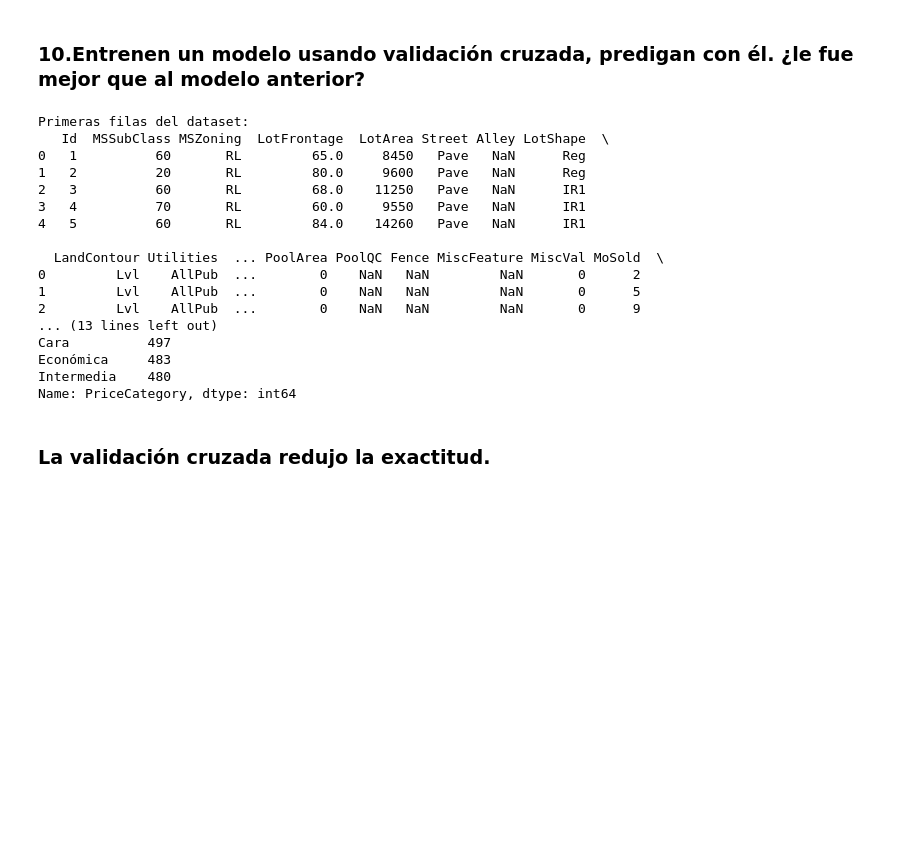
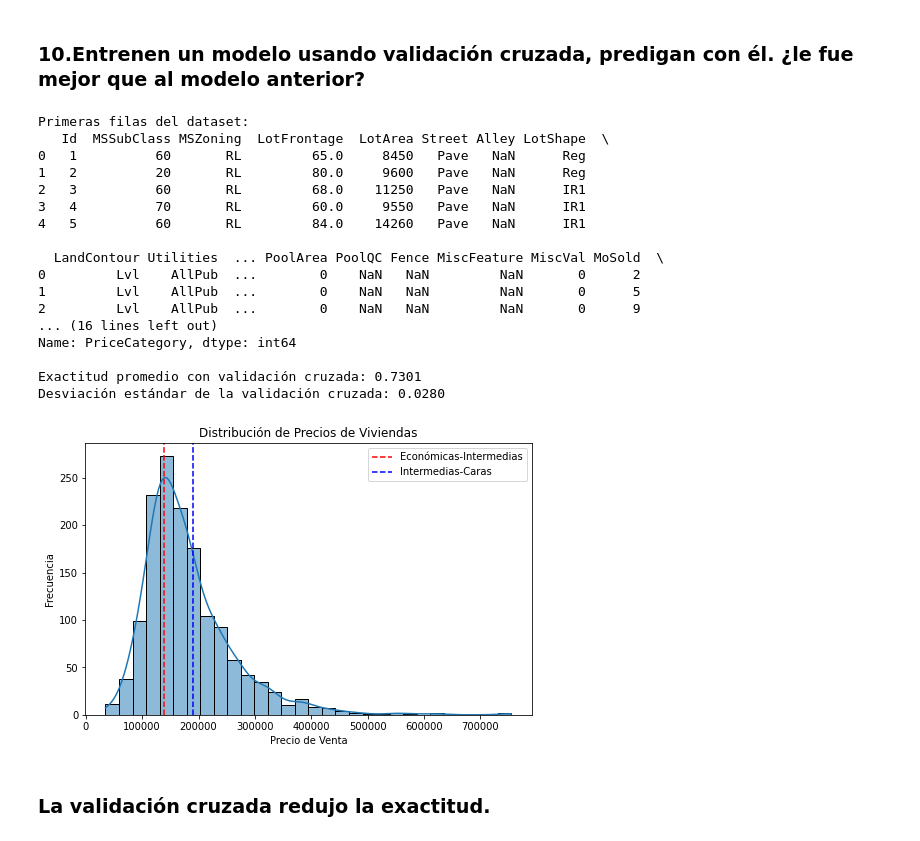
Before and after one commit to Riv2oo4/Proyecto1_MD, a Jupyter notebook: proyecto1.ipynb, the cells around one changed output. Cells and saved outputs as stored; diff of their text form; code cells hidden in the pictures; blank space fills up the shorter version.

Commit message:
Visualizacion de Resultados

```diff
--- a/proyecto1.ipynb
+++ b/proyecto1.ipynb
@@ -940,37 +940,51 @@ train_df['PriceCategory'] = train_df['SalePrice'].apply(categorizar_precio)
 print("\nDistribución de categorías de precios:")
 print(train_df['PriceCategory'].value_counts())
 
 label_map = {'Económica': 0, 'Intermedia': 1, 'Cara': 2}
 train_df['PriceCategoryNum'] = train_df['PriceCategory'].map(label_map)
 
 X_class = train_df.drop(columns=['SalePrice', 'PriceCategory', 'PriceCategoryNum'])  # Variables predictoras
 y_class = train_df['PriceCategoryNum']  # Variable objetivo categórica
 
 X_class = pd.get_dummies(X_class)
 
 X_train_class, X_test_class, y_train_class, y_test_class = train_test_split(X_class, y_class, test_size=0.2, random_state=42)
 
 clf_cv = DecisionTreeClassifier(max_depth=6, random_state=42)
 
 cv_scores = cross_val_score(clf_cv, X_class, y_class, cv=5, scoring='accuracy')
+
+print(f"\nExactitud promedio con validación cruzada: {cv_scores.mean():.4f}")
+print(f"Desviación estándar de la validación cruzada: {cv_scores.std():.4f}")
+
+plt.figure(figsize=(8, 5))
+sns.histplot(train_df['SalePrice'], bins=30, kde=True)
+plt.axvline(q1, color='r', linestyle='dashed', label="Económicas-Intermedias")
+plt.axvline(q2, color='b', linestyle='dashed', label="Intermedias-Caras")
+plt.legend()
+plt.title("Distribución de Precios de Viviendas")
+plt.xlabel("Precio de Venta")
+plt.ylabel("Frecuencia")
+plt.show()
 # %% [output]
 Primeras filas del dataset:
    Id  MSSubClass MSZoning  LotFrontage  LotArea Street Alley LotShape  \
 0   1          60       RL         65.0     8450   Pave   NaN      Reg
 1   2          20       RL         80.0     9600   Pave   NaN      Reg
 2   3          60       RL         68.0    11250   Pave   NaN      IR1
 3   4          70       RL         60.0     9550   Pave   NaN      IR1
 4   5          60       RL         84.0    14260   Pave   NaN      IR1
 
   LandContour Utilities  ... PoolArea PoolQC Fence MiscFeature MiscVal MoSold  \
 0         Lvl    AllPub  ...        0    NaN   NaN         NaN       0      2
 1         Lvl    AllPub  ...        0    NaN   NaN         NaN       0      5
 2         Lvl    AllPub  ...        0    NaN   NaN         NaN       0      9
-... (13 lines left out)
-Cara          497
-Económica     483
-Intermedia    480
+... (16 lines left out)
 Name: PriceCategory, dtype: int64
+
+Exactitud promedio con validación cruzada: 0.7301
+Desviación estándar de la validación cruzada: 0.0280
+[figure, added]
 # %% [markdown]
 ### La validación cruzada redujo la exactitud.
 # %% [markdown]
```
